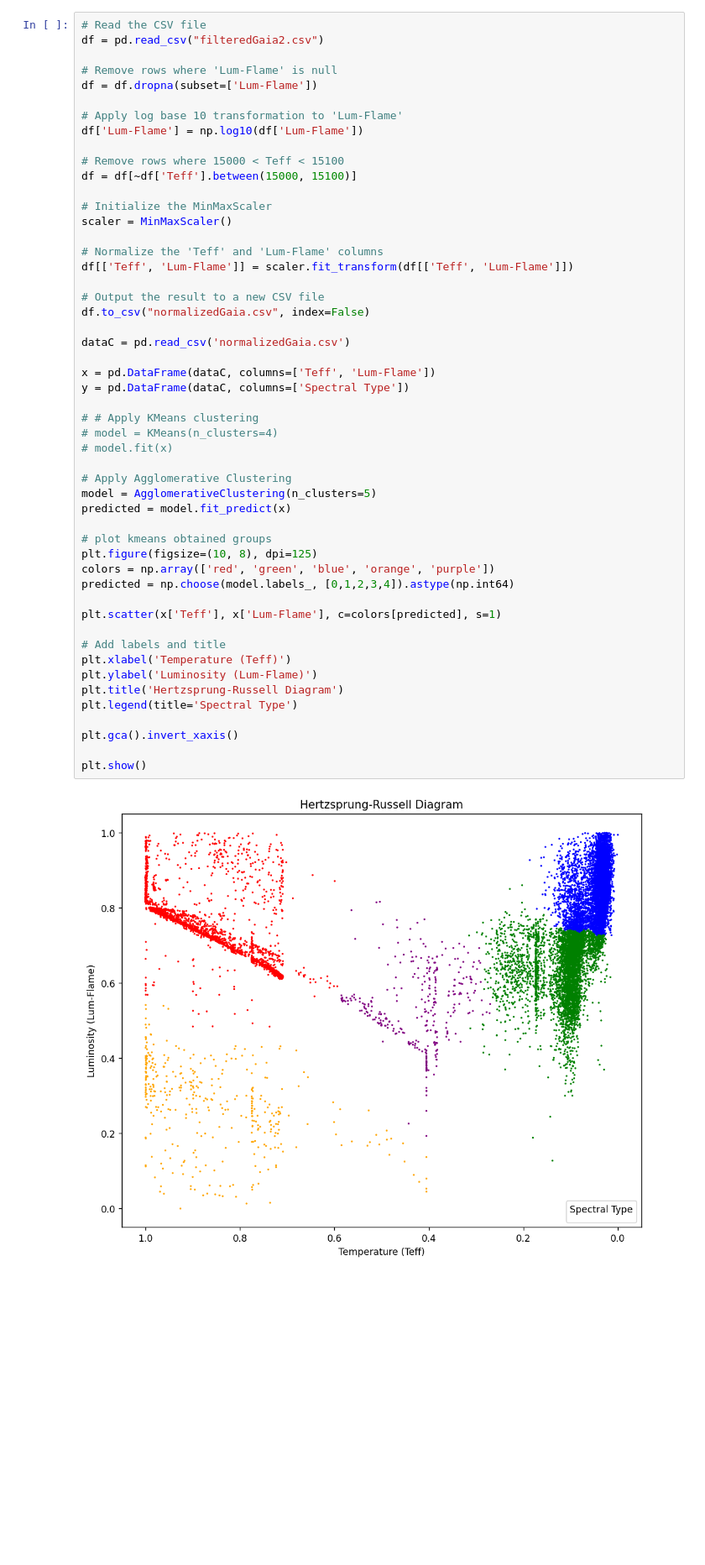
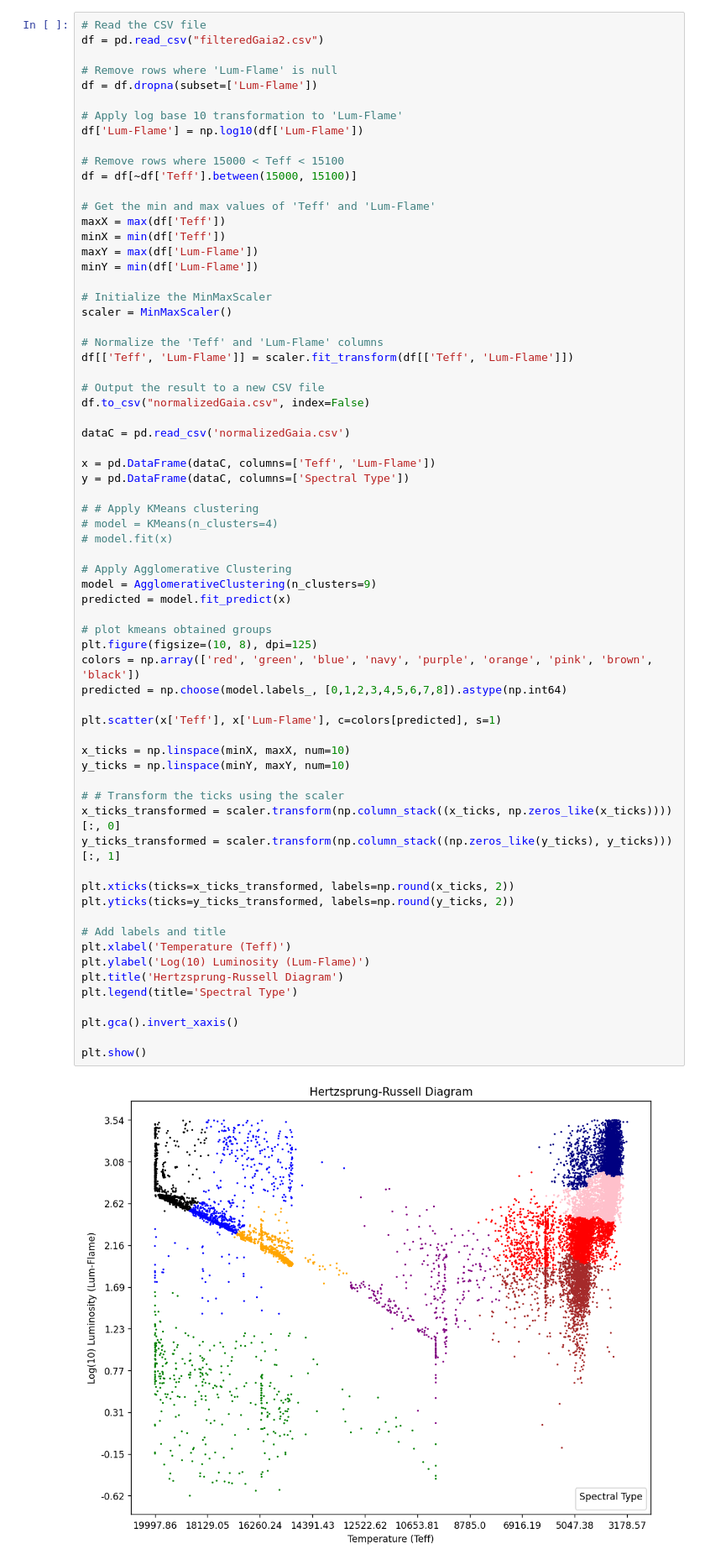
Before and after one commit to TheBigJig1/DSCI101_Clustering_Project, a Jupyter notebook: clustering.ipynb, the cells around one changed output. Shown at 84% size. Saved outputs shown, nothing was run; the diff lists cells and outputs as text; blank space fills up the shorter version.

```diff
--- a/clustering.ipynb
+++ b/clustering.ipynb
@@ -84,6 +103,12 @@ df['Lum-Flame'] = np.log10(df['Lum-Flame'])
 
 # Remove rows where 15000 < Teff < 15100
 df = df[~df['Teff'].between(15000, 15100)]
+
+# Get the min and max values of 'Teff' and 'Lum-Flame'
+maxX = max(df['Teff'])
+minX = min(df['Teff'])
+maxY = max(df['Lum-Flame'])
+minY = min(df['Lum-Flame'])
 
 # Initialize the MinMaxScaler
 scaler = MinMaxScaler()
@@ -93,35 +118,45 @@ df[['Teff', 'Lum-Flame']] = scaler.fit_transform(df[['Teff', 'Lum-Flame']])
 
 # Output the result to a new CSV file
 df.to_csv("normalizedGaia.csv", index=False)
 
 dataC = pd.read_csv('normalizedGaia.csv')
 
 x = pd.DataFrame(dataC, columns=['Teff', 'Lum-Flame'])
 y = pd.DataFrame(dataC, columns=['Spectral Type'])
 
 # # Apply KMeans clustering
 # model = KMeans(n_clusters=4)
 # model.fit(x)
 
 # Apply Agglomerative Clustering
-model = AgglomerativeClustering(n_clusters=5)
+model = AgglomerativeClustering(n_clusters=9)
 predicted = model.fit_predict(x)
 
 # plot kmeans obtained groups
 plt.figure(figsize=(10, 8), dpi=125)
-colors = np.array(['red', 'green', 'blue', 'orange', 'purple'])
-predicted = np.choose(model.labels_, [0,1,2,3,4]).astype(np.int64)
+colors = np.array(['red', 'green', 'blue', 'navy', 'purple', 'orange', 'pink', 'brown', 'black'])
+predicted = np.choose(model.labels_, [0,1,2,3,4,5,6,7,8]).astype(np.int64)
 
 plt.scatter(x['Teff'], x['Lum-Flame'], c=colors[predicted], s=1)
 
+x_ticks = np.linspace(minX, maxX, num=10)
+y_ticks = np.linspace(minY, maxY, num=10)
+
+# # Transform the ticks using the scaler
+x_ticks_transformed = scaler.transform(np.column_stack((x_ticks, np.zeros_like(x_ticks))))[:, 0]
+y_ticks_transformed = scaler.transform(np.column_stack((np.zeros_like(y_ticks), y_ticks)))[:, 1]
+
+plt.xticks(ticks=x_ticks_transformed, labels=np.round(x_ticks, 2))
+plt.yticks(ticks=y_ticks_transformed, labels=np.round(y_ticks, 2))
+
 # Add labels and title
 plt.xlabel('Temperature (Teff)')
-plt.ylabel('Luminosity (Lum-Flame)')
+plt.ylabel('Log(10) Luminosity (Lum-Flame)')
 plt.title('Hertzsprung-Russell Diagram')
 plt.legend(title='Spectral Type')
 
 plt.gca().invert_xaxis()
 
 plt.show()
 # %% [output]
-[figure, old version]
+[figure, new version]
```
Also changed, not shown: parts of 3 cells of this notebook.
